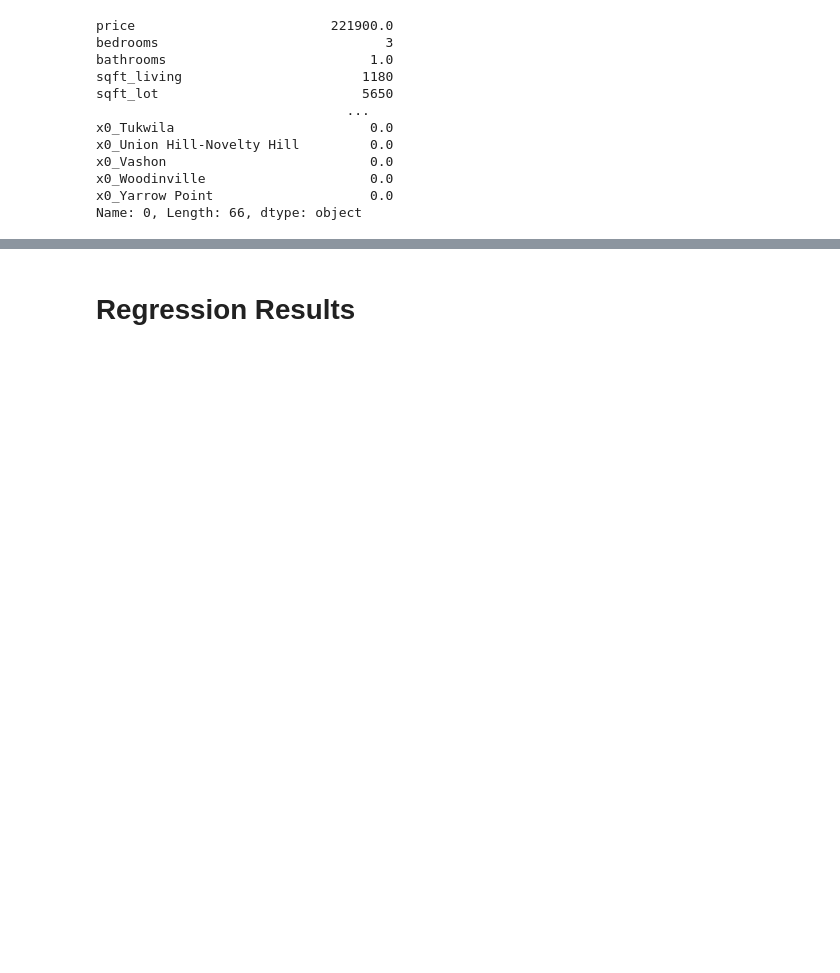
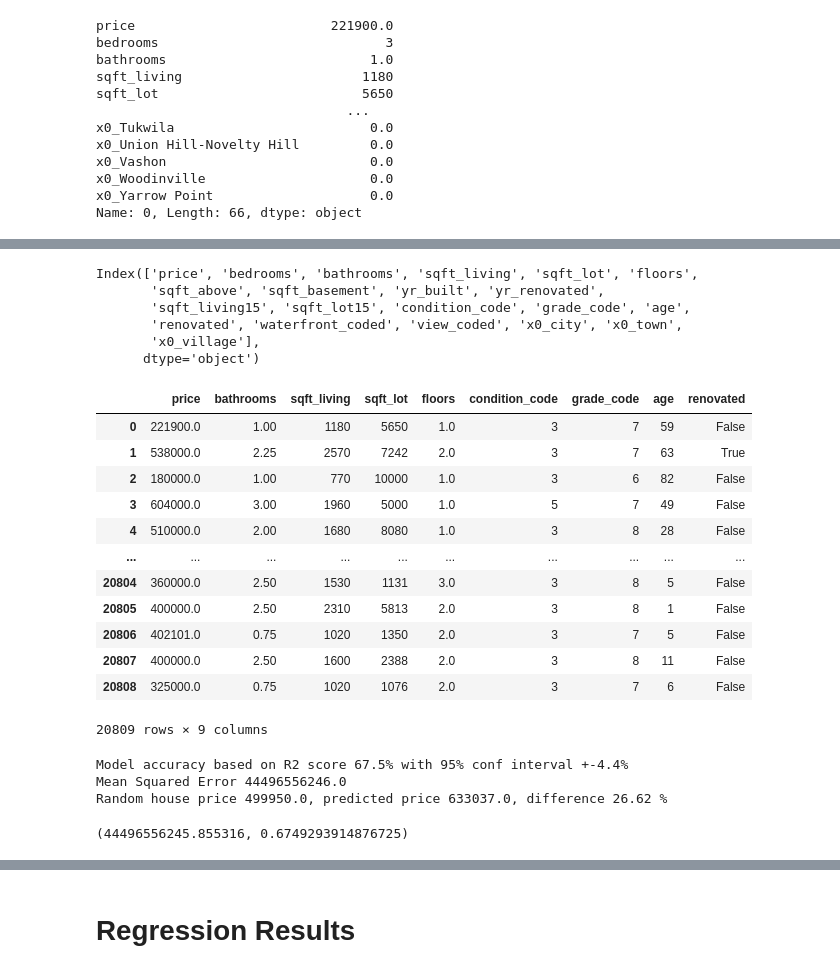
Before and after one commit to hannah-schurman/dsc-phase2-project, a Jupyter notebook: housing_sales_modeling.ipynb, the cells around one changed output, grey strips where cells are left out. Saved outputs shown, nothing was run; the diff lists cells and outputs as text; code cells hidden in the pictures; blank space fills up the shorter version.

Commit message:
Prediction model 2

```diff
--- a/housing_sales_modeling.ipynb
+++ b/housing_sales_modeling.ipynb
@@ -529,0 +572,9 @@ Random house price 350000.0, predicted price 419406.0, difference 19.83 %
+# %%
+df_types.columns
+# %% [output]
+Index(['price', 'bedrooms', 'bathrooms', 'sqft_living', 'sqft_lot', 'floors',
+       'sqft_above', 'sqft_basement', 'yr_built', 'yr_renovated',
+       'sqft_living15', 'sqft_lot15', 'condition_code', 'grade_code', 'age',
+       'renovated', 'waterfront_coded', 'view_coded', 'x0_city', 'x0_town',
+       'x0_village'],
+      dtype='object')
@@ -529,0 +583,30 @@ Random house price 350000.0, predicted price 419406.0, difference 19.83 %
+# %%
+df_cities_poly = df_cities
+# %%
+to_drop = ['sqft_basement', 'sqft_above', 'yr_built', 'yr_renovated', 'sqft_living15', 'sqft_lot15',"waterfront_coded", "view_coded", "bedrooms"]
+# %%
+df_cities2 = df_cities_poly.drop(df_cities_columns, axis = 1)
+df_cities3 = df_cities2.drop(to_drop, axis = 1)
+# %%
+df_cities3
+# %% [output]
+|  | price | bathrooms | sqft_living | sqft_lot | floors | condition_code | grade_code | age | renovated |
+| 0 | 221900.0 | 1.00 | 1180 | 5650 | 1.0 | 3 | 7 | 59 | False |
+| 1 | 538000.0 | 2.25 | 2570 | 7242 | 2.0 | 3 | 7 | 63 | True |
+| 2 | 180000.0 | 1.00 | 770 | 10000 | 1.0 | 3 | 6 | 82 | False |
+| 3 | 604000.0 | 3.00 | 1960 | 5000 | 1.0 | 5 | 7 | 49 | False |
+| 4 | 510000.0 | 2.00 | 1680 | 8080 | 1.0 | 3 | 8 | 28 | False |
+| ... | ... | ... | ... | ... | ... | ... | ... | ... | ... |
+| 20804 | 360000.0 | 2.50 | 1530 | 1131 | 3.0 | 3 | 8 | 5 | False |
+| 20805 | 400000.0 | 2.50 | 2310 | 5813 | 2.0 | 3 | 8 | 1 | False |
+| 20806 | 402101.0 | 0.75 | 1020 | 1350 | 2.0 | 3 | 7 | 5 | False |
+| 20807 | 400000.0 | 2.50 | 1600 | 2388 | 2.0 | 3 | 8 | 11 | False |
+| 20808 | 325000.0 | 0.75 | 1020 | 1076 | 2.0 | 3 | 7 | 6 | False |
+20809 rows × 9 columns
+# %%
+linear_reg_calculator(df_cities3, 2)
+# %% [output]
+Model accuracy based on R2 score 67.5% with 95% conf interval +-4.4%
+Mean Squared Error 44496556246.0
+Random house price 499950.0, predicted price 633037.0, difference 26.62 %
+(44496556245.855316, 0.6749293914876725)
```
Also changed, not shown: parts of 19 cells of this notebook.
